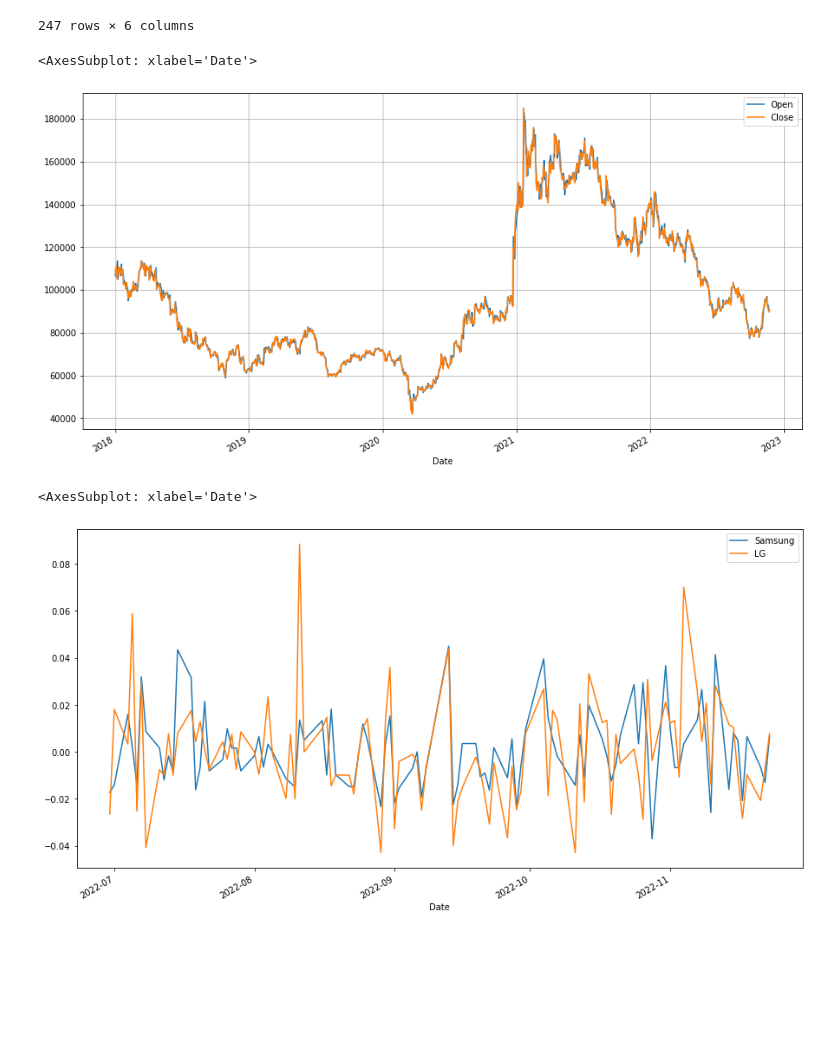
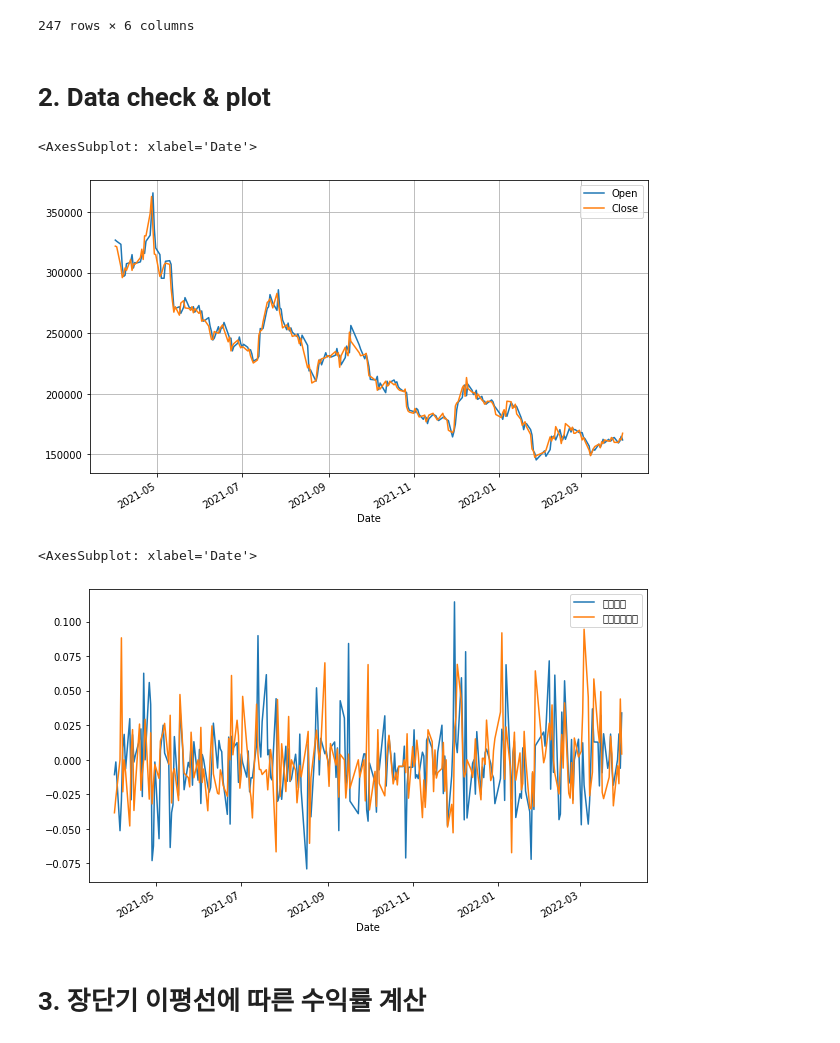
Before and after one commit to Jyassmin/UBION-PROJECT1, a Jupyter notebook: 3.Backtesting.ipynb, the cells around one changed output. Cells and saved outputs as stored; diff of their text form; code cells hidden in the pictures; blank space fills up the shorter version.

```diff
--- a/3.Backtesting.ipynb
+++ b/3.Backtesting.ipynb
@@ -18,8 +23,8 @@ import datetime
 start = datetime.datetime(2021, 4, 1)
 end = datetime.datetime(2022, 3, 31)
 
-df_0 = fdr.DataReader("006650", start, end)
-df_0
+df = fdr.DataReader("006650", start, end)
+df
 # %% [output]
 |  | Open | High | Low | Close | Volume | Change |
 | Date |  |  |  |  |  |  |
@@ -35,22 +40,25 @@ df_0
 | 2022-03-30 | 165000 | 165000 | 161000 | 162000 | 22020 | -0.006135 |
 | 2022-03-31 | 162000 | 168500 | 160500 | 167500 | 61872 | 0.033951 |
 247 rows × 6 columns
+# %% [markdown]
+# 2. Data check & plot
 # %%
-df = fdr.DataReader('066570','2018')
-
-df.plot(y = ['Open', 'Close'], figsize = [15,8], grid = True)
+# 시가, 종가 확인
+df.plot(y = ['Open', 'Close'], figsize = [10,6], grid = True)
 # %% [output]
 <AxesSubplot: xlabel='Date'>
-[figure, old version]
+[figure, new version]
 # %%
-df_1 = fdr.DataReader('005930','2018')
-df_2 = fdr.DataReader('066570','2018')
+# 변동(change) 확인 : 대한유화, 삼일씨엔에스
+df_1 = fdr.DataReader("006650", start, end)
+df_2 = fdr.DataReader("004440", start, end)
 
 df = pd.DataFrame()
-df['Samsung'] = df_1['Change']
-df['LG'] = df_2['Change']
+df['대한유화'] = df_1['Change']
+df['삼일씨엔에스'] = df_2['Change']
 
-df.tail(100).plot(figsize = [15, 8])
+# df.tail(100).plot(figsize = [10, 6]) # 최근 100일
+df.plot(figsize = [10, 6])
 # %% [output]
 <AxesSubplot: xlabel='Date'>
-[figure, old version]
+[figure, new version]
@@ -64,3 +65,5 @@ df_0
+# %% [markdown]
+# 3. 장단기 이평선에 따른 수익률 계산
 # %%
 def get_return_sl(code, short, long):
 
```
Also changed, not shown: parts of 20 cells of this notebook.
